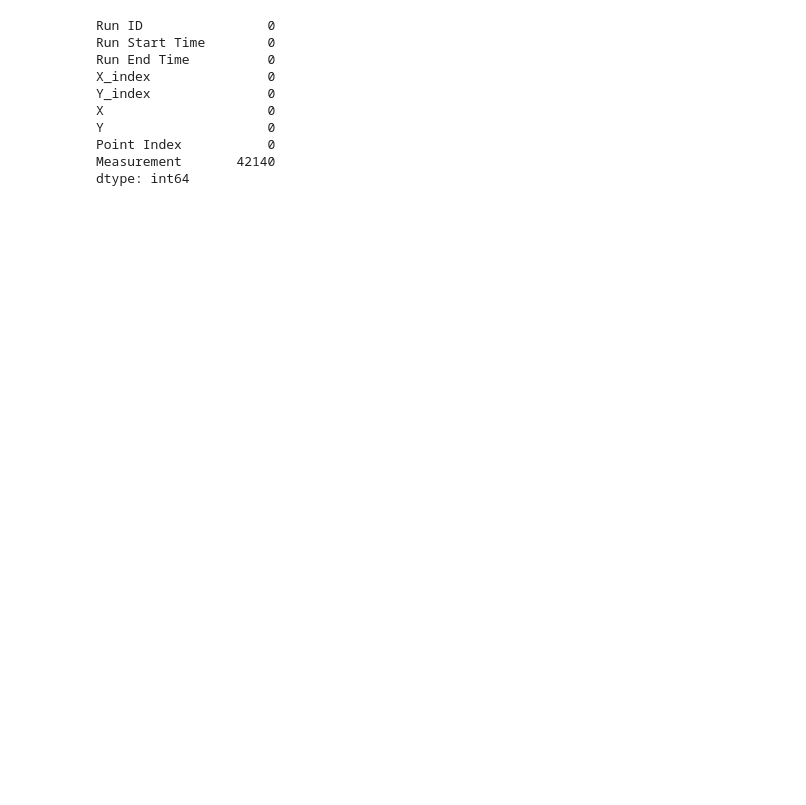
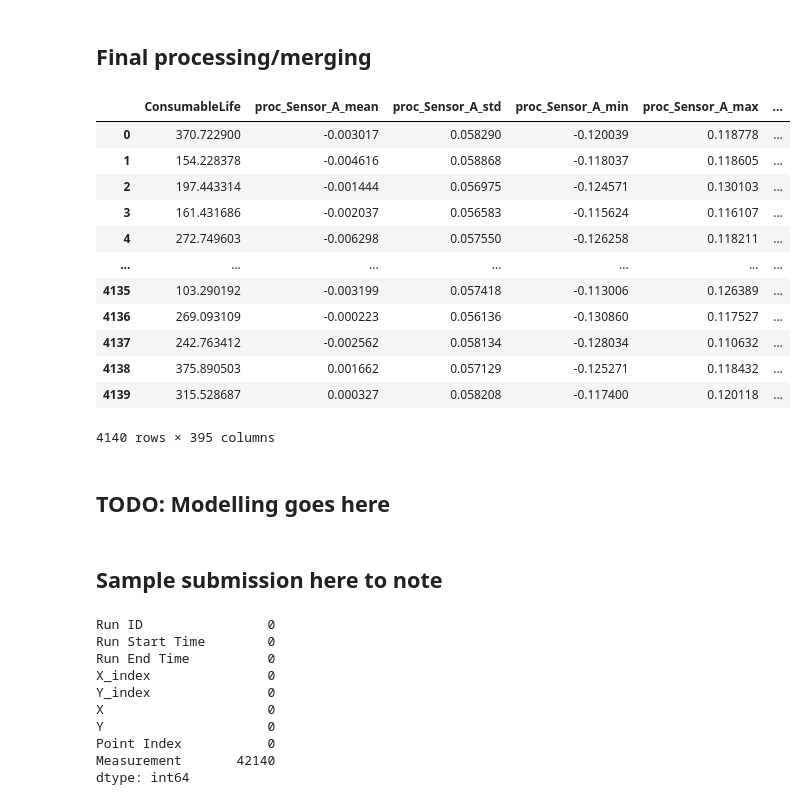
Before and after one commit to lhurr/micron-ai-challenge, a Jupyter notebook: test.ipynb, the cells around one changed output. Drawn from its saved outputs; the diff is of its cells as text; code cells hidden in the pictures; blank space fills up the shorter version.

Commit message:
feat: add base data engineering codes

```diff
--- a/test.ipynb
+++ b/test.ipynb
@@ -0,0 +5,2 @@
+# %%
+run_df, incoming_df, metrology_df = load_data('train/')
@@ -0,0 +38,19 @@
+# %%
+# impt step!!
+metrology_pivot = metrology_df.pivot_table(index='RunId',
+                                           columns='PointIndex',
+                                           values='Measurement')
+
+
+metrology_pivot.columns = [f'Measurement_{i}' for i in metrology_pivot.columns]
+
+# Spatial feature engineering??
+coord_map = metrology_df[['PointIndex', 'X', 'Y']].drop_duplicates().set_index('PointIndex')
+
+# run_start_times = metrology_df[['RunId', 'RunStartTime']].drop_duplicates().set_index('RunId')
+# metrology_pivot = metrology_pivot.join(run_start_times)
+
+
+display(metrology_pivot.head())
+
+target_columns = list(metrology_pivot.columns)
@@ -0,0 +178,37 @@
+# %% [markdown]
+## Final processing/merging
+# %%
+if not isinstance(metrology_pivot.index, pd.RangeIndex):
+     metrology_pivot = metrology_pivot.reset_index()
+
+if not isinstance(final_features.index, pd.RangeIndex):
+     final_features = final_features.reset_index()
+
+training_data = pd.merge(final_features, metrology_pivot, on='RunId', how='inner')
+
+
+feature_columns = [col for col in training_data.columns if col not in target_columns and col != 'RunId']
+X = training_data[feature_columns].drop('ToolId', axis=1)
+y = training_data[target_columns]
+run_ids_final = training_data['RunId']
+
+# chg to a time based split
+# X_train, X_val, y_train, y_val = train_test_split(X, y, test_size=0.2, random_state=42)
+# %%
+X
+# %% [output]
+|  | ConsumableLife | proc_Sensor_A_mean | proc_Sensor_A_std | proc_Sensor_A_min | proc_Sensor_A_max | ... |
+| 0 | 370.722900 | -0.003017 | 0.058290 | -0.120039 | 0.118778 | ... |
+| 1 | 154.228378 | -0.004616 | 0.058868 | -0.118037 | 0.118605 | ... |
+| 2 | 197.443314 | -0.001444 | 0.056975 | -0.124571 | 0.130103 | ... |
+| 3 | 161.431686 | -0.002037 | 0.056583 | -0.115624 | 0.116107 | ... |
+| 4 | 272.749603 | -0.006298 | 0.057550 | -0.126258 | 0.118211 | ... |
+| ... | ... | ... | ... | ... | ... | ... |
+| 4135 | 103.290192 | -0.003199 | 0.057418 | -0.113006 | 0.126389 | ... |
+| 4136 | 269.093109 | -0.000223 | 0.056136 | -0.130860 | 0.117527 | ... |
+| 4137 | 242.763412 | -0.002562 | 0.058134 | -0.128034 | 0.110632 | ... |
+| 4138 | 375.890503 | 0.001662 | 0.057129 | -0.125271 | 0.118432 | ... |
+| 4139 | 315.528687 | 0.000327 | 0.058208 | -0.117400 | 0.120118 | ... |
+4140 rows × 395 columns
+# %% [markdown]
+## TODO: Modelling goes here
@@ -1 +269,3 @@
+# %% [markdown]
+## Sample submission here to note
 # %%
```
Also changed, not shown: parts of 7 cells of this notebook, 3 other files.
